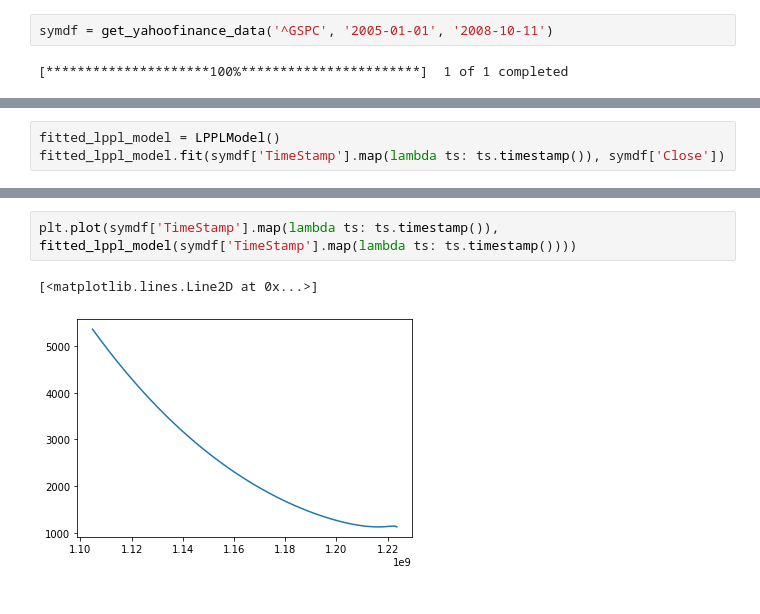
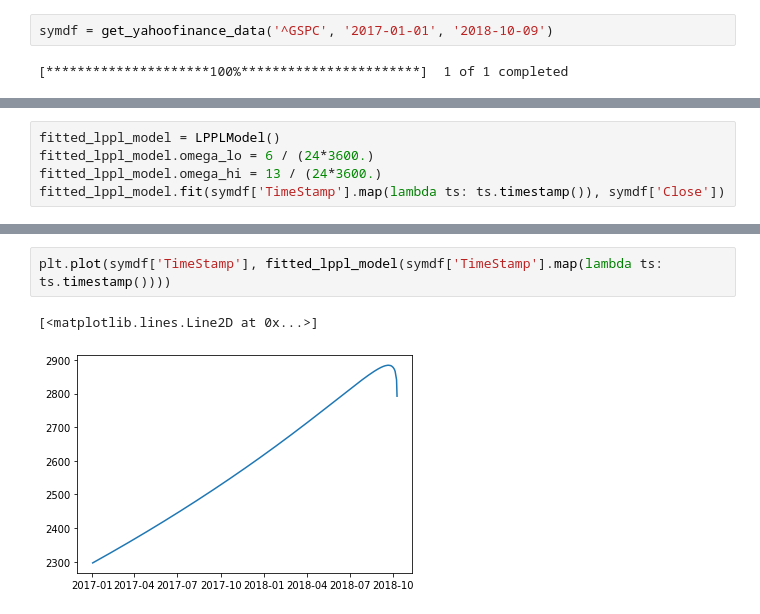
Before and after one commit to stephenhky/IPythonNotebooks, a Jupyter notebook: lppl/fit_real_data.ipynb, the cells around one changed output, grey strips where cells are left out. Cells and saved outputs as stored; diff of their text form.

```diff
--- a/lppl/fit_real_data.ipynb
+++ b/lppl/fit_real_data.ipynb
@@ -6,6 +6,6 @@ from finsim.data import get_yahoofinance_data
 
 from lppl.fit import LPPLModel
 # %%
-symdf = get_yahoofinance_data('^GSPC', '2005-01-01', '2008-10-11')
+symdf = get_yahoofinance_data('^GSPC', '2017-01-01', '2018-10-09')
 # %% [output]
 [*********************100%***********************]  1 of 1 completed
@@ -34,5 +17,7 @@ plt.plot(symdf['TimeStamp'].map(lambda ts: ts.timestamp()), symdf['Close'])
 # %%
 fitted_lppl_model = LPPLModel()
+fitted_lppl_model.omega_lo = 6 / (24*3600.)
+fitted_lppl_model.omega_hi = 13 / (24*3600.)
 fitted_lppl_model.fit(symdf['TimeStamp'].map(lambda ts: ts.timestamp()), symdf['Close'])
 # %%
 print(fitted_lppl_model)
@@ -47,8 +36,8 @@ phi: 1.781772017247832e-05
 # %%
-plt.plot(symdf['TimeStamp'].map(lambda ts: ts.timestamp()), fitted_lppl_model(symdf['TimeStamp'].map(lambda ts: ts.timestamp())))
+plt.plot(symdf['TimeStamp'], fitted_lppl_model(symdf['TimeStamp'].map(lambda ts: ts.timestamp())))
 # %% [output]
 [<matplotlib.lines.Line2D at 0x...>]
-[figure, old version]
+[figure, new version]
 # %%
 symdf['TimeStamp'].map(lambda ts: ts.timestamp()).map(lambda f: pd.Timestamp.fromtimestamp(f))
 # %% [output]
```
Also changed, not shown: parts of 5 cells of this notebook, 1 other file.
